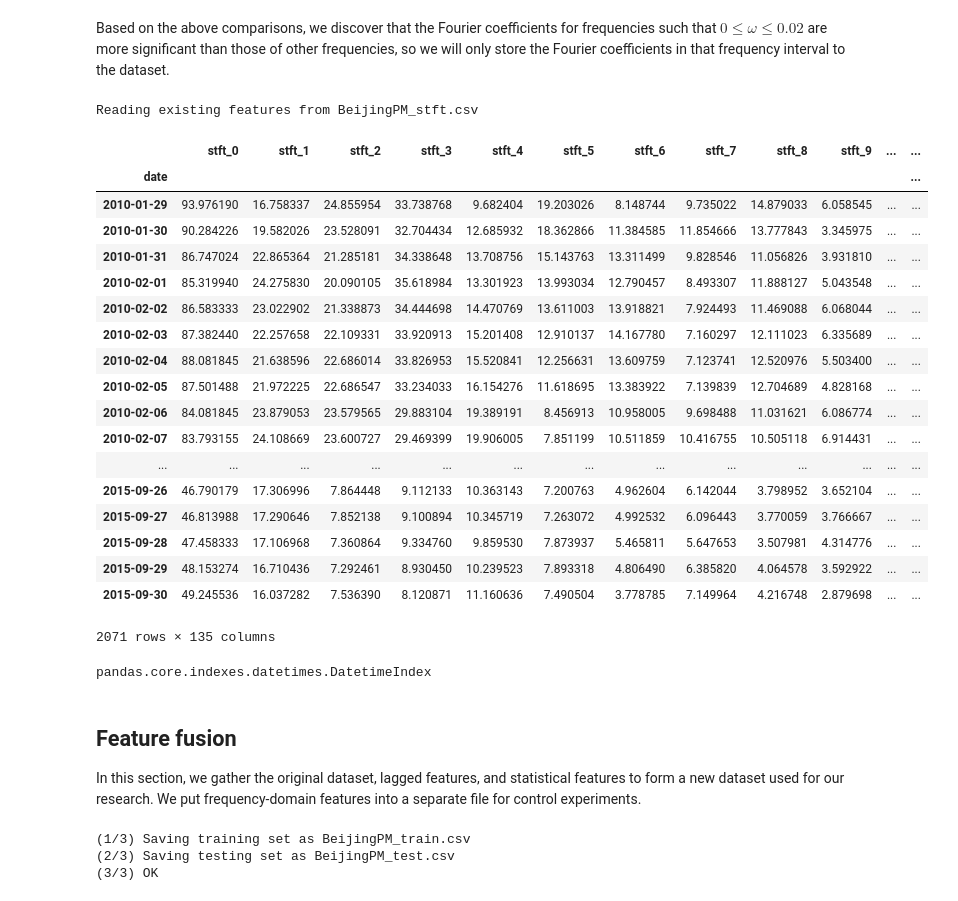
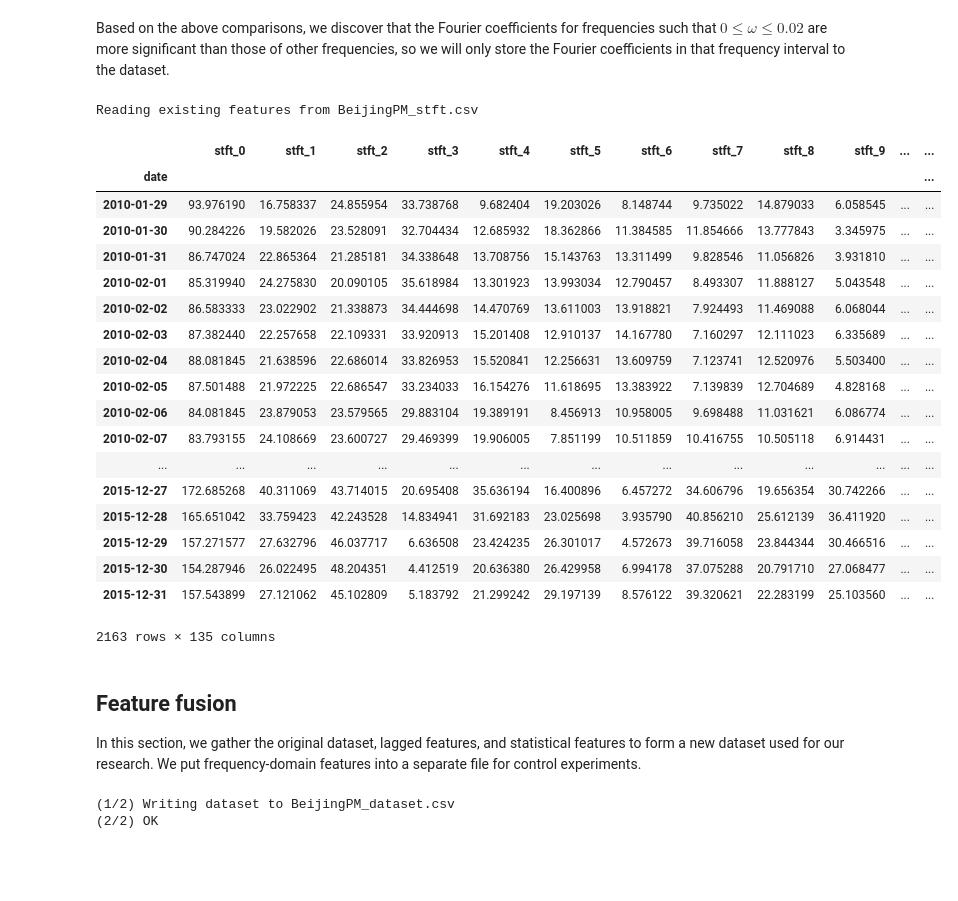
Before and after one commit to TravorLZH/pm25, a Jupyter notebook: pm25_features.ipynb, the cells around one changed output. Cells and saved outputs as stored; diff of their text form; code cells hidden in the pictures; blank space fills up the shorter version.

```diff
--- a/pm25_features.ipynb
+++ b/pm25_features.ipynb
@@ -189,7 +169,7 @@ Time series can often be decomposed into trend and seasonality, so we perform sh
 # %%
 from scipy import signal
 
-_f,t,sxx=signal.spectrogram(train["PM"],window="boxcar",nperseg=256)
+_f,t,sxx=signal.spectrogram(data["PM"],window="boxcar",nperseg=256)
 fg=plt.figure(figsize=(10,10))
 fg.set_tight_layout(True)
 
@@ -223,45 +203,41 @@ if os.path.exists(stft_filename):
     pm_stft.index=pd.DatetimeIndex(pm_stft["date"])
     pm_stft.drop("date",axis=1,inplace=True)
 else:
     print("Generating frequency-domain features")
-    stft_index=list(train.loc[train["id"]>=stft_period,"date"])
-    f,t,stft=signal.stft(train["PM"],window="boxcar",nperseg=stft_period,
+    stft_index=list(data.loc[data["id"]>=stft_period,"date"])
+    f,t,stft=signal.stft(data["PM"],window="boxcar",nperseg=stft_period,
                          noverlap=stft_period-1,boundary=None,padded=False)
     stft_coeffs=np.abs(stft[f<=stft_upper]).T[:-1]
 
     stft_cols=["stft_%d" % m for m in range(stft_coeffs.shape[1])]
     pm_stft=pd.DataFrame(stft_coeffs,columns=stft_cols)
     pm_stft["date"]=stft_index
     pm_stft.index=pd.DatetimeIndex(pm_stft["date"])
     pm_stft.drop("date",axis=1,inplace=True)
     pm_stft.to_csv(stft_filename)
 
 pm_stft[::24]
 # %% [output]
 Reading existing features from BeijingPM_stft.csv
 |  | stft_0 | stft_1 | stft_2 | stft_3 | stft_4 | stft_5 | stft_6 | stft_7 | stft_8 | stft_9 | ... | ... |
 | date |  |  |  |  |  |  |  |  |  |  |  | ... |
 | 2010-01-29 | 93.976190 | 16.758337 | 24.855954 | 33.738768 | 9.682404 | 19.203026 | 8.148744 | 9.735022 | 14.879033 | 6.058545 | ... | ... |
 | 2010-01-30 | 90.284226 | 19.582026 | 23.528091 | 32.704434 | 12.685932 | 18.362866 | 11.384585 | 11.854666 | 13.777843 | 3.345975 | ... | ... |
 | 2010-01-31 | 86.747024 | 22.865364 | 21.285181 | 34.338648 | 13.708756 | 15.143763 | 13.311499 | 9.828546 | 11.056826 | 3.931810 | ... | ... |
 | 2010-02-01 | 85.319940 | 24.275830 | 20.090105 | 35.618984 | 13.301923 | 13.993034 | 12.790457 | 8.493307 | 11.888127 | 5.043548 | ... | ... |
 | 2010-02-02 | 86.583333 | 23.022902 | 21.338873 | 34.444698 | 14.470769 | 13.611003 | 13.918821 | 7.924493 | 11.469088 | 6.068044 | ... | ... |
 | 2010-02-03 | 87.382440 | 22.257658 | 22.109331 | 33.920913 | 15.201408 | 12.910137 | 14.167780 | 7.160297 | 12.111023 | 6.335689 | ... | ... |
 | 2010-02-04 | 88.081845 | 21.638596 | 22.686014 | 33.826953 | 15.520841 | 12.256631 | 13.609759 | 7.123741 | 12.520976 | 5.503400 | ... | ... |
 | 2010-02-05 | 87.501488 | 21.972225 | 22.686547 | 33.234033 | 16.154276 | 11.618695 | 13.383922 | 7.139839 | 12.704689 | 4.828168 | ... | ... |
 | 2010-02-06 | 84.081845 | 23.879053 | 23.579565 | 29.883104 | 19.389191 | 8.456913 | 10.958005 | 9.698488 | 11.031621 | 6.086774 | ... | ... |
 | 2010-02-07 | 83.793155 | 24.108669 | 23.600727 | 29.469399 | 19.906005 | 7.851199 | 10.511859 | 10.416755 | 10.505118 | 6.914431 | ... | ... |
 | ... | ... | ... | ... | ... | ... | ... | ... | ... | ... | ... | ... | ... |
-| 2015-09-26 | 46.790179 | 17.306996 | 7.864448 | 9.112133 | 10.363143 | 7.200763 | 4.962604 | 6.142044 | 3.798952 | 3.652104 | ... | ... |
-| 2015-09-27 | 46.813988 | 17.290646 | 7.852138 | 9.100894 | 10.345719 | 7.263072 | 4.992532 | 6.096443 | 3.770059 | 3.766667 | ... | ... |
-| 2015-09-28 | 47.458333 | 17.106968 | 7.360864 | 9.334760 | 9.859530 | 7.873937 | 5.465811 | 5.647653 | 3.507981 | 4.314776 | ... | ... |
-| 2015-09-29 | 48.153274 | 16.710436 | 7.292461 | 8.930450 | 10.239523 | 7.893318 | 4.806490 | 6.385820 | 4.064578 | 3.592922 | ... | ... |
-| 2015-09-30 | 49.245536 | 16.037282 | 7.536390 | 8.120871 | 11.160636 | 7.490504 | 3.778785 | 7.149964 | 4.216748 | 2.879698 | ... | ... |
+| 2015-12-27 | 172.685268 | 40.311069 | 43.714015 | 20.695408 | 35.636194 | 16.400896 | 6.457272 | 34.606796 | 19.656354 | 30.742266 | ... | ... |
+| 2015-12-28 | 165.651042 | 33.759423 | 42.243528 | 14.834941 | 31.692183 | 23.025698 | 3.935790 | 40.856210 | 25.612139 | 36.411920 | ... | ... |
+| 2015-12-29 | 157.271577 | 27.632796 | 46.037717 | 6.636508 | 23.424235 | 26.301017 | 4.572673 | 39.716058 | 23.844344 | 30.466516 | ... | ... |
+| 2015-12-30 | 154.287946 | 26.022495 | 48.204351 | 4.412519 | 20.636380 | 26.429958 | 6.994178 | 37.075288 | 20.791710 | 27.068477 | ... | ... |
+| 2015-12-31 | 157.543899 | 27.121062 | 45.102809 | 5.183792 | 21.299242 | 29.197139 | 8.576122 | 39.320621 | 22.283199 | 25.103560 | ... | ... |
-2071 rows × 135 columns
+2163 rows × 135 columns
-# %%
-type(lagged.index)
-# %% [output]
-pandas.core.indexes.datetimes.DatetimeIndex
 # %% [markdown]
 ## Feature fusion
 
@@ -271,23 +247,15 @@ In this section, we gather the original dataset, lagged features, and statistica
 dataset=pd.concat([data,lagged,stats],axis=1)
 
 # Strip missing values from the dataset
-tqdm.pandas(desc="(0/3) Stripping missing values")
+tqdm.pandas(desc="(0/2) Stripping missing values")
 first=dataset.progress_apply(lambda s:s.first_valid_index(),axis=0).max()
 
-# Training set
-train_file="BeijingPM_train.csv"
-print("(1/3) Saving training set as %s" % train_file)
-train_set=dataset[(dataset["date"]>=str(first)) & (dataset["date"]<train_test_boundary)]
-train_set.drop(["id","date"],axis=1).to_csv(train_file)
+data_file="BeijingPM_dataset.csv"
+print("(1/2) Writing dataset to %s" % data_file)
+dataset_final=dataset[dataset["date"]>=str(first)]
+dataset_final.drop(["id","date"],axis=1).to_csv(data_file)
 
-# Testing set
-test_file="BeijingPM_test.csv"
-print("(2/3) Saving testing set as %s" % test_file)
-test_set=dataset[dataset["date"]>=train_test_boundary]
-test_set.drop(["id","date"],axis=1).to_csv(test_file)
-
-print("(3/3) OK")
+print("(2/2) OK")
 # %% [output]
-(1/3) Saving training set as BeijingPM_train.csv
-(2/3) Saving testing set as BeijingPM_test.csv
-(3/3) OK
+(1/2) Writing dataset to BeijingPM_dataset.csv
+(2/2) OK
```
Also changed, not shown: parts of 6 cells of this notebook.
